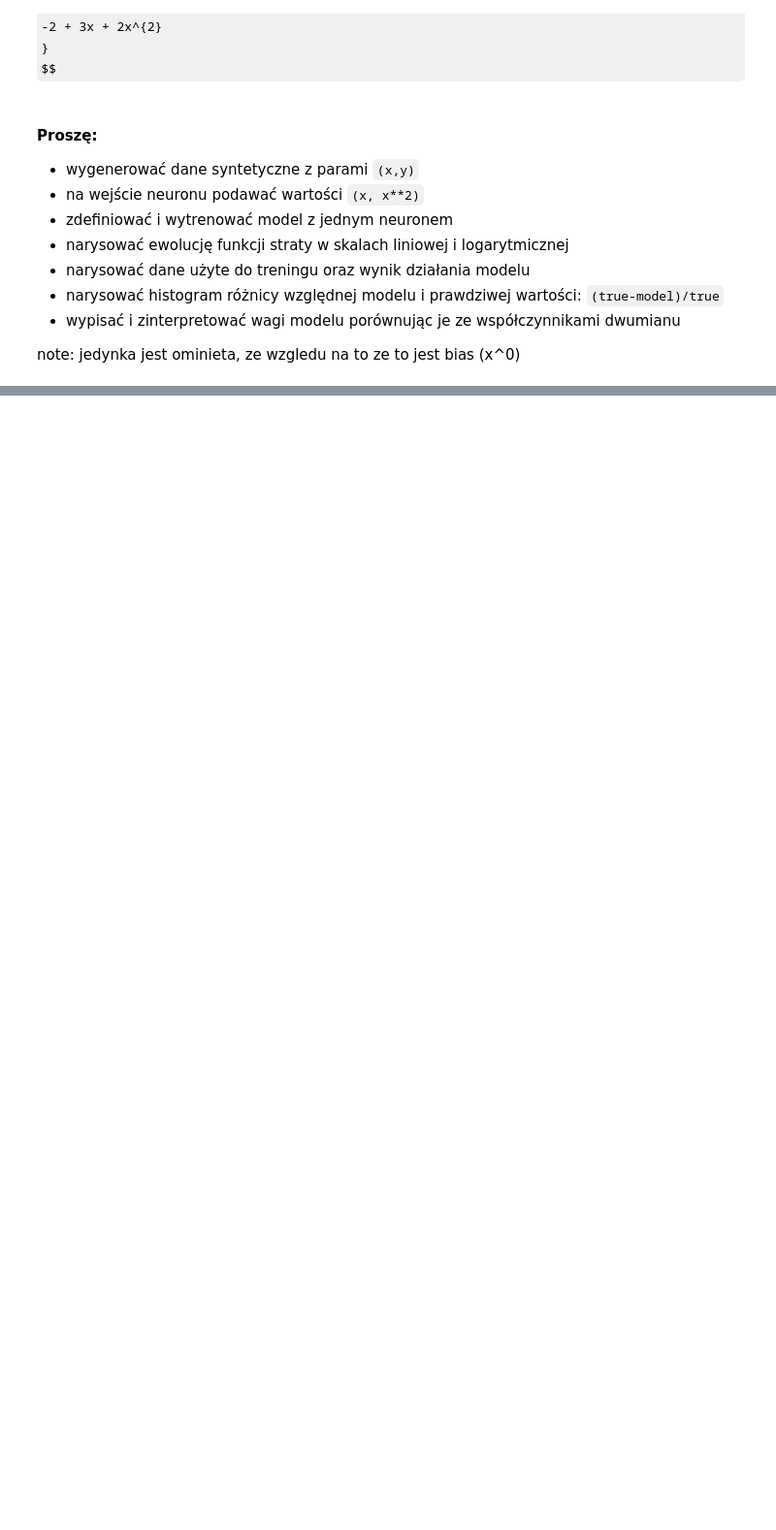
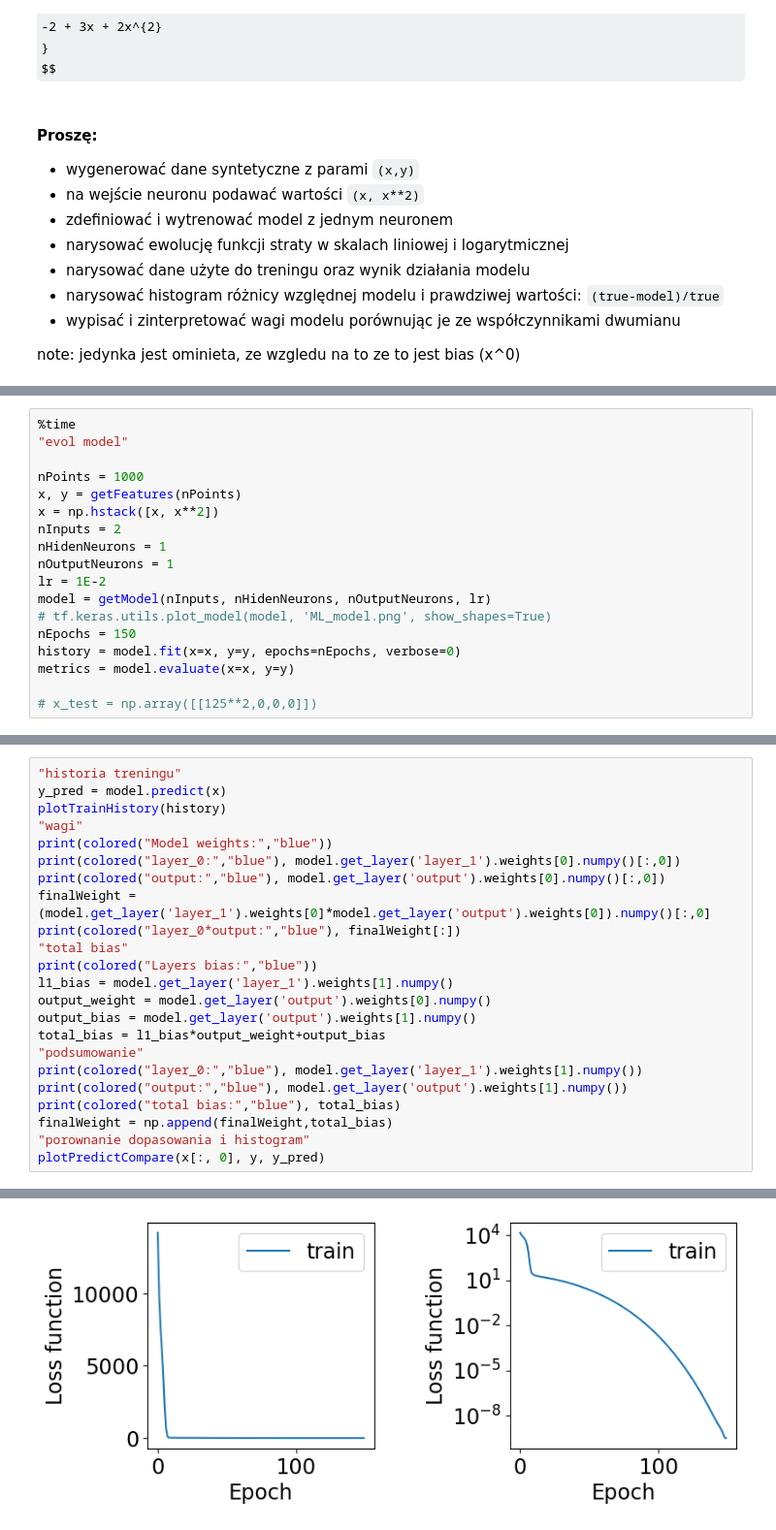
Before and after one commit to bkasza/MLII, a Jupyter notebook: 12.03/03_Trening_modelu.ipynb, the cells around one changed output, grey strips where cells are left out. Shown at 97% size. Saved outputs shown, nothing was run; the diff lists cells and outputs as text; some formulas as TeX source; blank space fills up the shorter version.

```diff
--- a/12.03/03_Trening_modelu.ipynb
+++ b/12.03/03_Trening_modelu.ipynb
@@ -712,0 +765,18 @@ SyntaxError: invalid syntax (3215172839.py, line 1)
+# %%
+%time
+"evol model"
+
+nPoints = 1000
+x, y = getFeatures(nPoints)
+x = np.hstack([x, x**2])
+nInputs = 2
+nHidenNeurons = 1
+nOutputNeurons = 1
+lr = 1E-2
+model = getModel(nInputs, nHidenNeurons, nOutputNeurons, lr)
+# tf.keras.utils.plot_model(model, 'ML_model.png', show_shapes=True)
+nEpochs = 150
+history = model.fit(x=x, y=y, epochs=nEpochs, verbose=0)
+metrics = model.evaluate(x=x, y=y)
+
+# x_test = np.array([[125**2,0,0,0]])
@@ -712,0 +787,24 @@ SyntaxError: invalid syntax (3215172839.py, line 1)
+# %%
+"historia treningu"
+y_pred = model.predict(x)
+plotTrainHistory(history)
+"wagi"
+print(colored("Model weights:","blue"))
+print(colored("layer_0:","blue"), model.get_layer('layer_1').weights[0].numpy()[:,0])
+print(colored("output:","blue"), model.get_layer('output').weights[0].numpy()[:,0])
+finalWeight = (model.get_layer('layer_1').weights[0]*model.get_layer('output').weights[0]).numpy()[:,0]
+print(colored("layer_0*output:","blue"), finalWeight[:])
+"total bias"
+print(colored("Layers bias:","blue"))
+l1_bias = model.get_layer('layer_1').weights[1].numpy()
+output_weight = model.get_layer('output').weights[0].numpy()
+output_bias = model.get_layer('output').weights[1].numpy()
+total_bias = l1_bias*output_weight+output_bias
+"podsumowanie"
+print(colored("layer_0:","blue"), model.get_layer('layer_1').weights[1].numpy())
+print(colored("output:","blue"), model.get_layer('output').weights[1].numpy())
+print(colored("total bias:","blue"), total_bias)
+finalWeight = np.append(finalWeight,total_bias)
+"porownanie dopasowania i histogram"
+plotPredictCompare(x[:, 0], y, y_pred)
+# %% [output]
@@ -712,0 +812 @@ SyntaxError: invalid syntax (3215172839.py, line 1)
+[figure, added]
```
Also changed, not shown: parts of 5 cells of this notebook, 1 other file.
